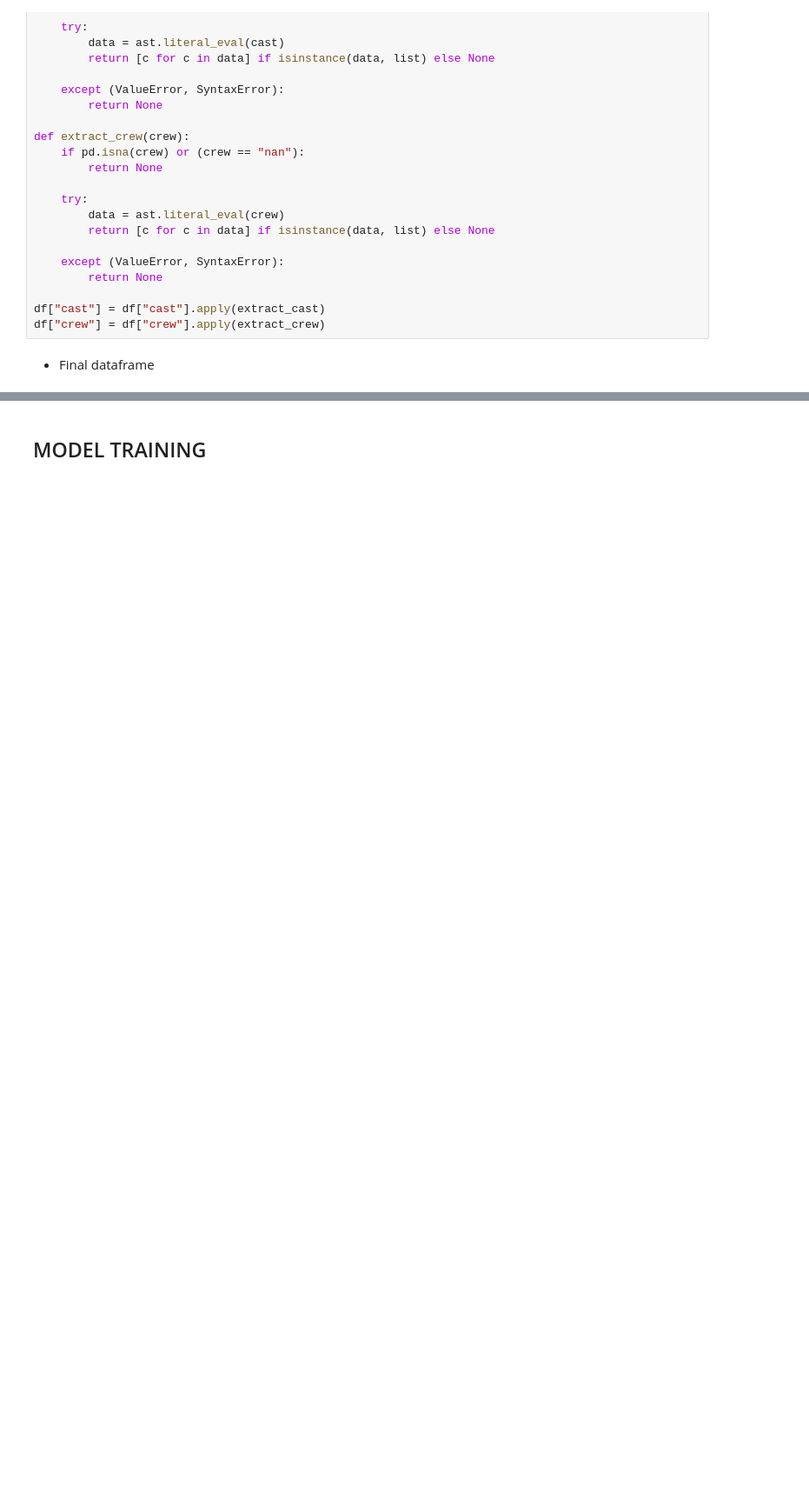
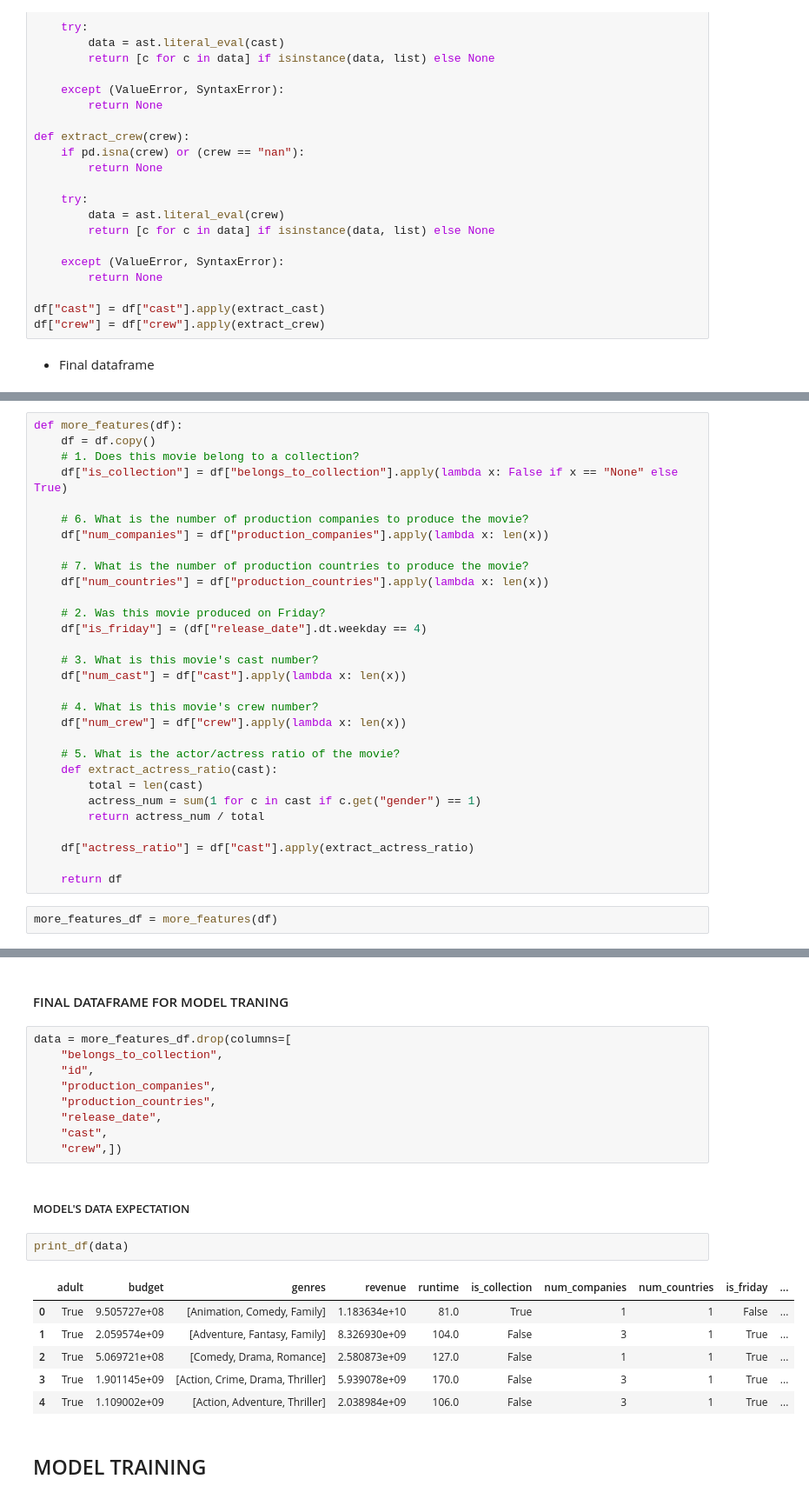
Before and after one commit to Duyduide/Movie-recommendation, a Jupyter notebook: notebooks/regression/model.ipynb, the cells around one changed output, grey strips where cells are left out. Shown at 87% size. Saved outputs shown, nothing was run; the diff lists cells and outputs as text; blank space fills up the shorter version.

```diff
--- a/notebooks/regression/model.ipynb
+++ b/notebooks/regression/model.ipynb
@@ -240,0 +350,32 @@ print_df(df)
+# %%
+def more_features(df):
+    df = df.copy()
+    # 1. Does this movie belong to a collection?
+    df["is_collection"] = df["belongs_to_collection"].apply(lambda x: False if x == "None" else True)
+
+    # 6. What is the number of production companies to produce the movie?
+    df["num_companies"] = df["production_companies"].apply(lambda x: len(x))
+
+    # 7. What is the number of production countries to produce the movie?
+    df["num_countries"] = df["production_countries"].apply(lambda x: len(x))
+
+    # 2. Was this movie produced on Friday?
+    df["is_friday"] = (df["release_date"].dt.weekday == 4)
+
+    # 3. What is this movie's cast number?
+    df["num_cast"] = df["cast"].apply(lambda x: len(x))
+
+    # 4. What is this movie's crew number?
+    df["num_crew"] = df["crew"].apply(lambda x: len(x))
+
+    # 5. What is the actor/actress ratio of the movie?
+    def extract_actress_ratio(cast):
+        total = len(cast)
+        actress_num = sum(1 for c in cast if c.get("gender") == 1)
+        return actress_num / total
+
+    df["actress_ratio"] = df["cast"].apply(extract_actress_ratio)
+
+    return df
+# %%
+more_features_df = more_features(df)
@@ -241,2 +391,24 @@ print_df(df)
+# %% [markdown]
+#### FINAL DATAFRAME FOR MODEL TRANING
+# %%
+data = more_features_df.drop(columns=[
+    "belongs_to_collection",
+    "id",
+    "production_companies",
+    "production_countries",
+    "release_date",
+    "cast",
+    "crew",])
+# %% [markdown]
+##### MODEL'S DATA EXPECTATION
+# %%
+print_df(data)
+# %% [output]
+|  | adult | budget | genres | revenue | runtime | is_collection | num_companies | num_countries | is_friday | ... |
+| 0 | True | 9.505727e+08 | [Animation, Comedy, Family] | 1.183634e+10 | 81.0 | True | 1 | 1 | False | ... |
+| 1 | True | 2.059574e+09 | [Adventure, Fantasy, Family] | 8.326930e+09 | 104.0 | False | 3 | 1 | True | ... |
+| 2 | True | 5.069721e+08 | [Comedy, Drama, Romance] | 2.580873e+09 | 127.0 | False | 1 | 1 | True | ... |
+| 3 | True | 1.901145e+09 | [Action, Crime, Drama, Thriller] | 5.939078e+09 | 170.0 | False | 3 | 1 | True | ... |
+| 4 | True | 1.109002e+09 | [Action, Adventure, Thriller] | 2.038984e+09 | 106.0 | False | 3 | 1 | True | ... |
 # %% [markdown]
 ## MODEL TRAINING
```
Also changed, not shown: parts of 38 cells of this notebook.
